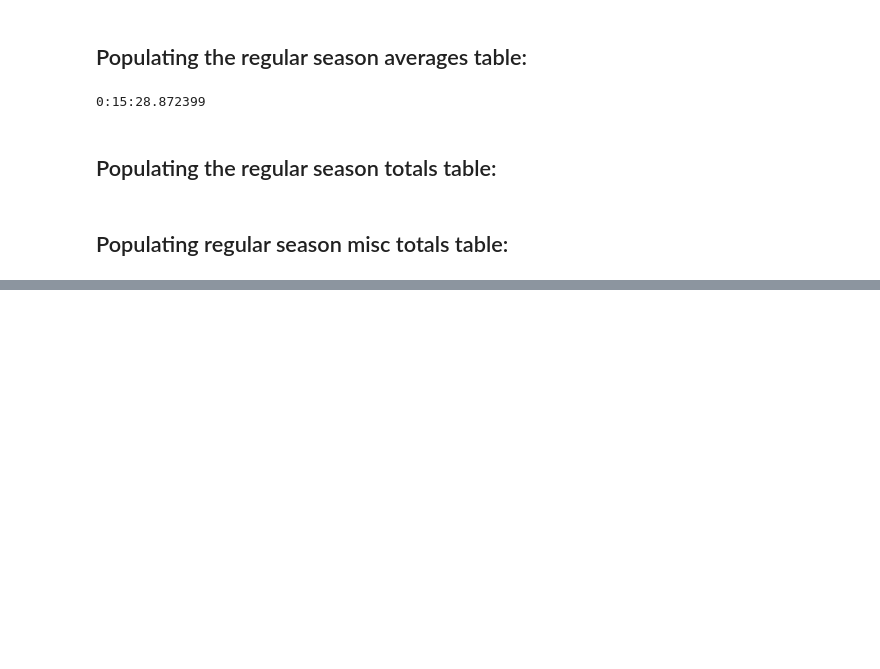
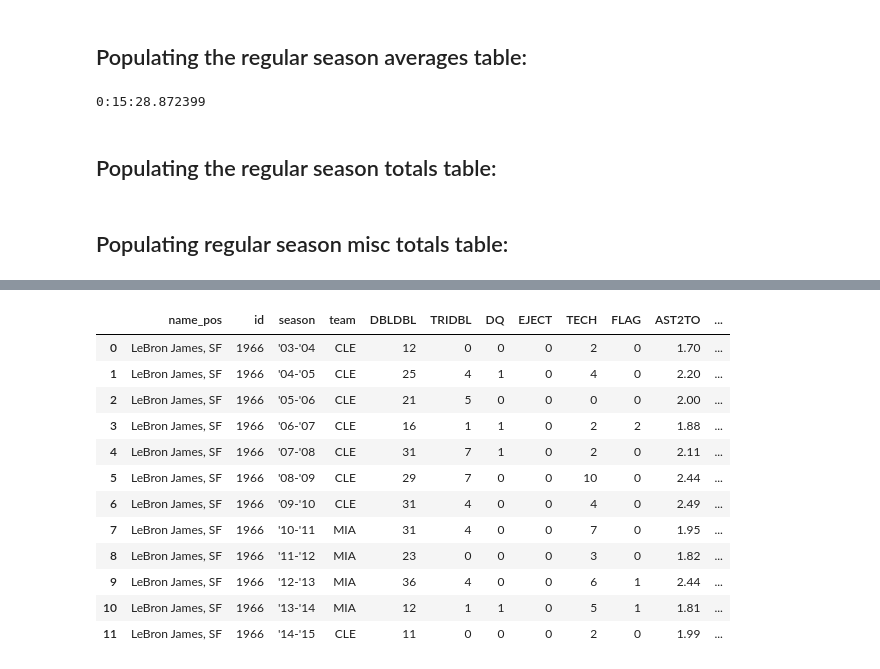
Before and after one commit to Ebotto1/ipython_notebooks, a Jupyter notebook: web_scraping/NBA_Regular_Season_Stats.ipynb, the cells around one changed output, grey strips where cells are left out. Drawn from its saved outputs; the diff is of its cells as text; code cells hidden in the pictures; blank space fills up the shorter version.

```diff
--- a/web_scraping/NBA_Regular_Season_Stats.ipynb
+++ b/web_scraping/NBA_Regular_Season_Stats.ipynb
@@ -817,0 +922,37 @@ print(datetime.now() - startTime)
+# %%
+sql_misc = """
+select
+player.name_pos,
+misc.*
+
+from regular_season_misc_totals misc
+
+left join (
+
+select distinct
+id,
+name_pos
+
+from player_game_stats) as player
+
+on misc.id = player.id
+
+where
+player.name_pos like '%LeBron%'
+"""
+# %%
+db.query(sql_misc)
+# %% [output]
+|  | name_pos | id | season | team | DBLDBL | TRIDBL | DQ | EJECT | TECH | FLAG | AST2TO | ... |
+| 0 | LeBron James, SF | 1966 | '03-'04 | CLE | 12 | 0 | 0 | 0 | 2 | 0 | 1.70 | ... |
+| 1 | LeBron James, SF | 1966 | '04-'05 | CLE | 25 | 4 | 1 | 0 | 4 | 0 | 2.20 | ... |
+| 2 | LeBron James, SF | 1966 | '05-'06 | CLE | 21 | 5 | 0 | 0 | 0 | 0 | 2.00 | ... |
+| 3 | LeBron James, SF | 1966 | '06-'07 | CLE | 16 | 1 | 1 | 0 | 2 | 2 | 1.88 | ... |
+| 4 | LeBron James, SF | 1966 | '07-'08 | CLE | 31 | 7 | 1 | 0 | 2 | 0 | 2.11 | ... |
+| 5 | LeBron James, SF | 1966 | '08-'09 | CLE | 29 | 7 | 0 | 0 | 10 | 0 | 2.44 | ... |
+| 6 | LeBron James, SF | 1966 | '09-'10 | CLE | 31 | 4 | 0 | 0 | 4 | 0 | 2.49 | ... |
+| 7 | LeBron James, SF | 1966 | '10-'11 | MIA | 31 | 4 | 0 | 0 | 7 | 0 | 1.95 | ... |
+| 8 | LeBron James, SF | 1966 | '11-'12 | MIA | 23 | 0 | 0 | 0 | 3 | 0 | 1.82 | ... |
+| 9 | LeBron James, SF | 1966 | '12-'13 | MIA | 36 | 4 | 0 | 0 | 6 | 1 | 2.44 | ... |
+| 10 | LeBron James, SF | 1966 | '13-'14 | MIA | 12 | 1 | 1 | 0 | 5 | 1 | 1.81 | ... |
+| 11 | LeBron James, SF | 1966 | '14-'15 | CLE | 11 | 0 | 0 | 0 | 2 | 0 | 1.99 | ... |
```
Also changed, not shown: parts of 17 cells of this notebook.
